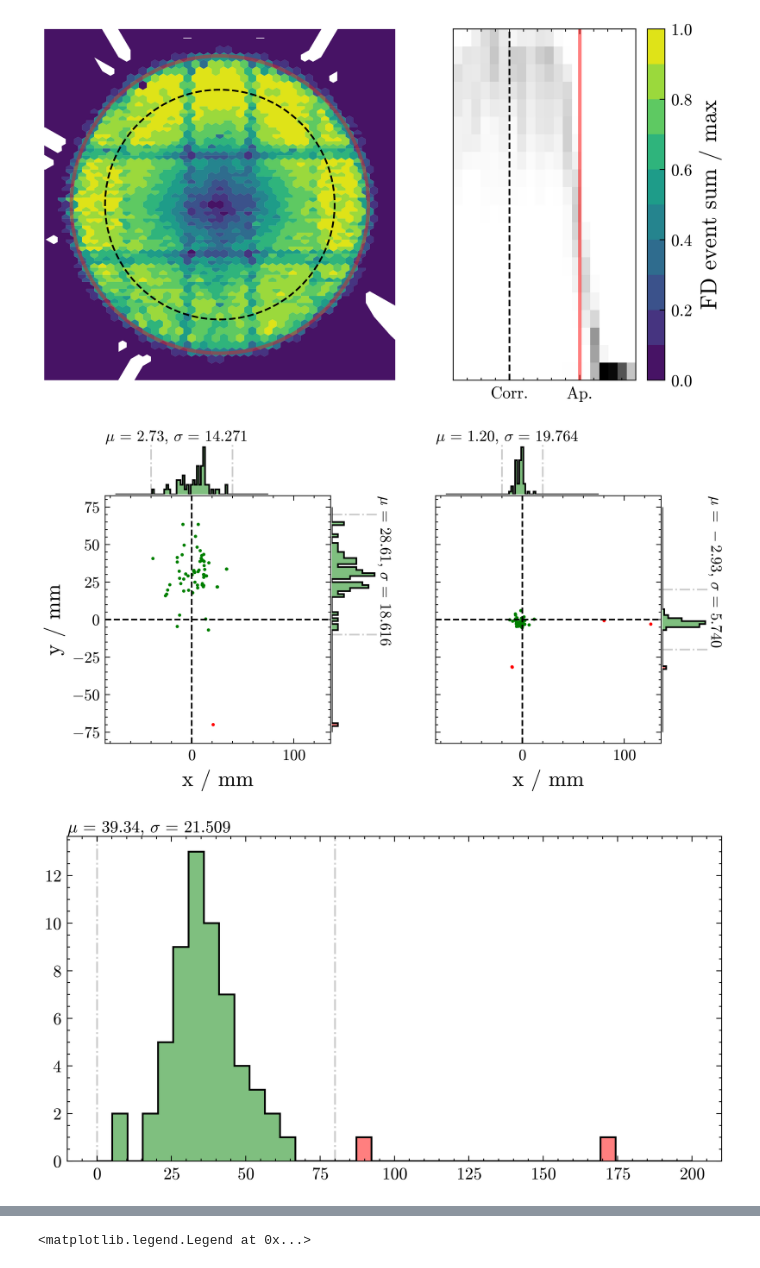
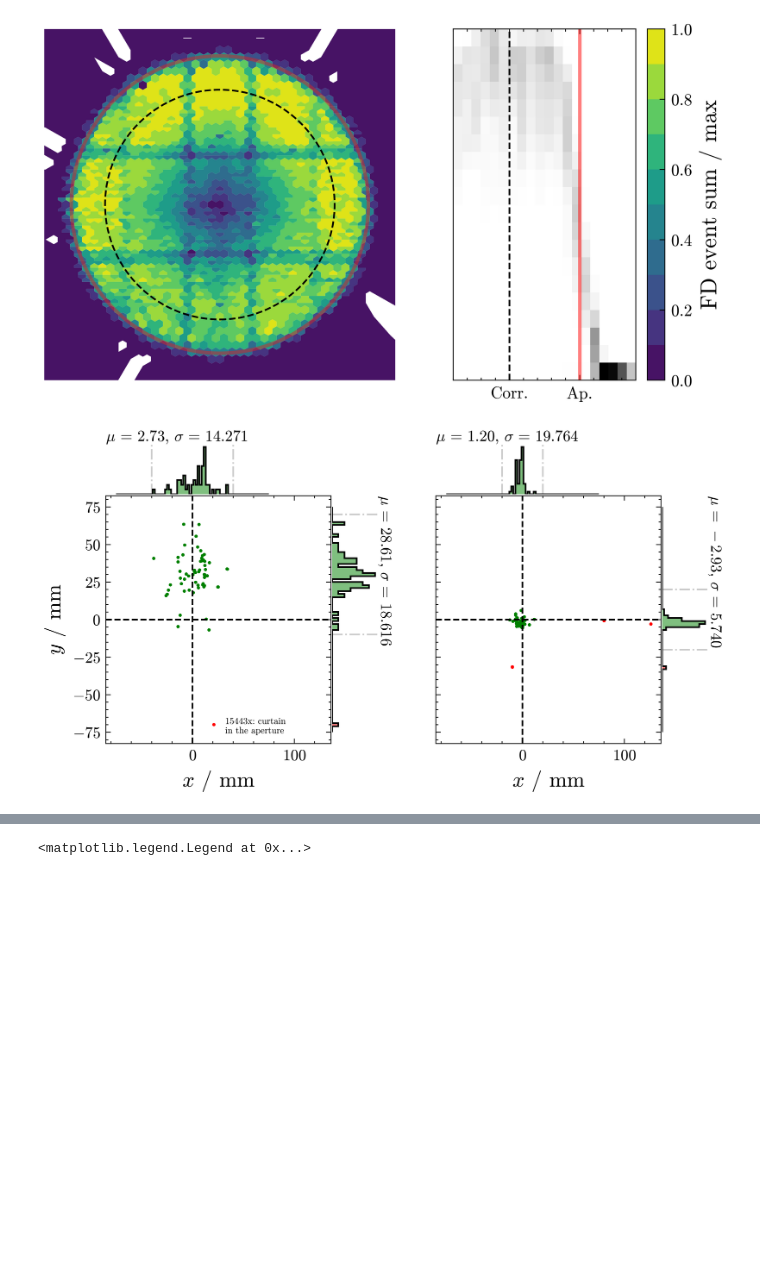
Before and after one commit to Quizznor/phd-thesis, a Jupyter notebook: Projects/XYScanner/QualityCheck/quality_cuts.ipynb, the cells around one changed output, grey strips where cells are left out. Cells and saved outputs as stored; diff of their text form; code cells hidden in the pictures; blank space fills up the shorter version.

```diff
--- a/Projects/XYScanner/QualityCheck/quality_cuts.ipynb
+++ b/Projects/XYScanner/QualityCheck/quality_cuts.ipynb
@@ -324,42 +324,45 @@ ax3.axis('off')
 ax5.axis('off')
 ax6.axis('off')
 
 sel_x = select_hist(mean_x, ani_bins, [-40, 40], ax2, c='k')
 sel_y = select_hist(mean_y, ani_bins, [-10, 70], ax3, c='k', orientation='horizontal')
 select_mask = sel_x & sel_y
 
 ax1.scatter(np.array(mean_x)[~select_mask], np.array(mean_y)[~select_mask], c='r', s=1)
 ax1.scatter(np.array(mean_x)[select_mask], np.array(mean_y)[select_mask], c='g', s=1)
 ax1.axvline(0, c='k', ls='--')
 ax1.axhline(0, c='k', ls='--')
-ax1.set_xlabel('x / mm')
-ax1.set_ylabel('y / mm')
+ax1.set_xlabel('$x$ / mm')
+ax1.set_ylabel('$y$ / mm')
+
+ax1.text(0.53, 0.07, "15443x: curtain\nin the aperture",
+         ha='left', va='center', transform=ax1.transAxes,
+         fontsize='xx-small', fontdict={'fontweight': 'bold'})
 
 
 sel_x = select_hist(filter_x, ani_bins, [-20, 20], ax5, c='k')
 sel_y = select_hist(filter_y, ani_bins, [-20, 20], ax6, c='k', orientation='horizontal')
 select_mask = sel_x & sel_y
 
 ax4.scatter(np.array(filter_x)[~select_mask], np.array(filter_y)[~select_mask], c='r', s=1)
 ax4.scatter(np.array(filter_x)[select_mask], np.array(filter_y)[select_mask], c='g', s=1)
 ax4.axvline(0, c='k', ls='--')
 ax4.axhline(0, c='k', ls='--')
-ax4.set_xlabel('x / mm')
+ax4.set_xlabel('$x$ / mm')
 
 # ax4.set_ylabel('y / mm')
 
 plt.setp(ax4.get_yticklabels(), visible=False, fontsize=0)
 plt.subplots_adjust(hspace=0.01, wspace=0.01)
 
-fig, ax = plt.subplots()
+# fig, ax = plt.subplots()
 
-filter_x, filter_y = np.array(filter_x), np.array(filter_y)
-mean, mean_y = np.array(mean_x), np.array(mean_y)
+# filter_x, filter_y = np.array(filter_x), np.array(filter_y)
+# mean, mean_y = np.array(mean_x), np.array(mean_y)
 
-_ = select_hist(np.sqrt((filter_x - mean_x)**2 + (filter_y - mean_y)**2), np.linspace(0, 200, 40), [0, 80], ax)
+# _ = select_hist(np.sqrt((filter_x - mean_x)**2 + (filter_y - mean_y)**2), np.linspace(0, 200, 40), [0, 80], ax)
 # %% [output]
-[figure, old version]
+[figure, new version]
-[figure, removed]
 # %%
 # cal a stability
 
```
Also changed, not shown: parts of 2 cells of this notebook, 1 other file.
